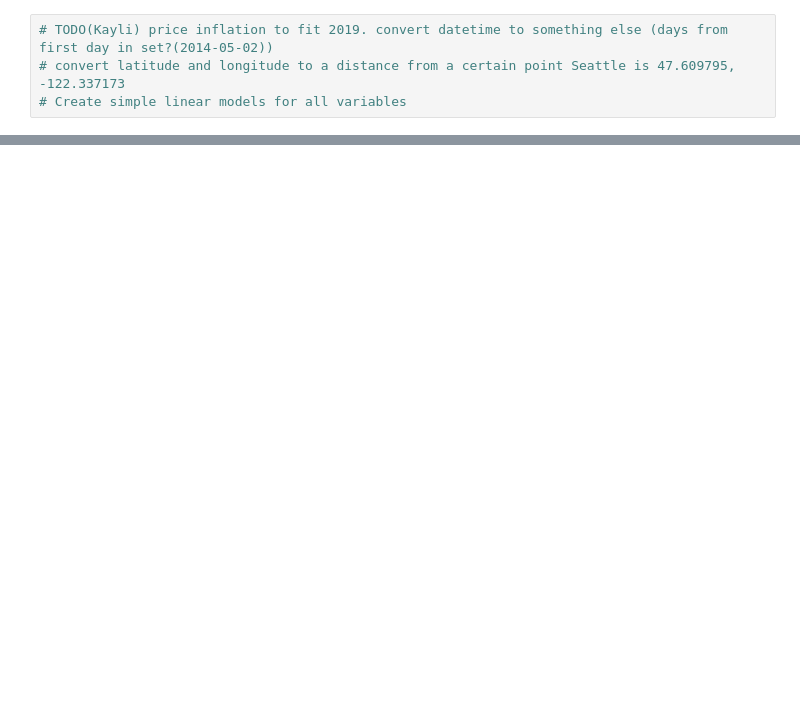
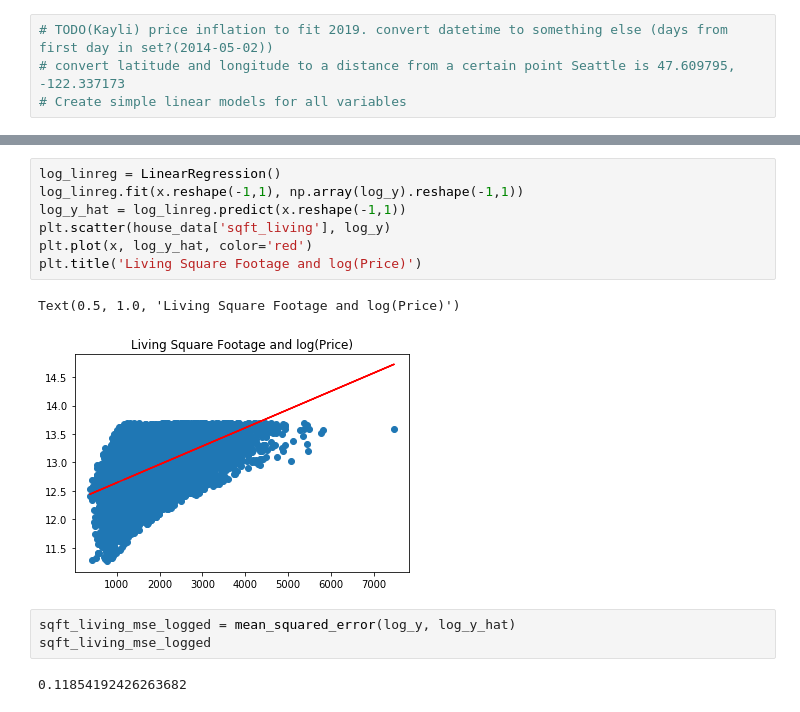
Before and after one commit to AlecMorgan/Housing-Price-Predictor, a Jupyter notebook: wip.ipynb, the cells around one changed output, grey strips where cells are left out. Saved outputs shown, nothing was run; the diff lists cells and outputs as text; blank space fills up the shorter version.

```diff
--- a/wip.ipynb
+++ b/wip.ipynb
@@ -456,0 +548,15 @@ plt.title('yr_built')
+# %%
+log_linreg = LinearRegression()
+log_linreg.fit(x.reshape(-1,1), np.array(log_y).reshape(-1,1))
+log_y_hat = log_linreg.predict(x.reshape(-1,1))
+plt.scatter(house_data['sqft_living'], log_y)
+plt.plot(x, log_y_hat, color='red')
+plt.title('Living Square Footage and log(Price)')
+# %% [output]
+Text(0.5, 1.0, 'Living Square Footage and log(Price)')
+[figure, added]
+# %%
+sqft_living_mse_logged = mean_squared_error(log_y, log_y_hat)
+sqft_living_mse_logged
+# %% [output]
+0.11854192426263682
```
Also changed, not shown: parts of 24 cells of this notebook.
